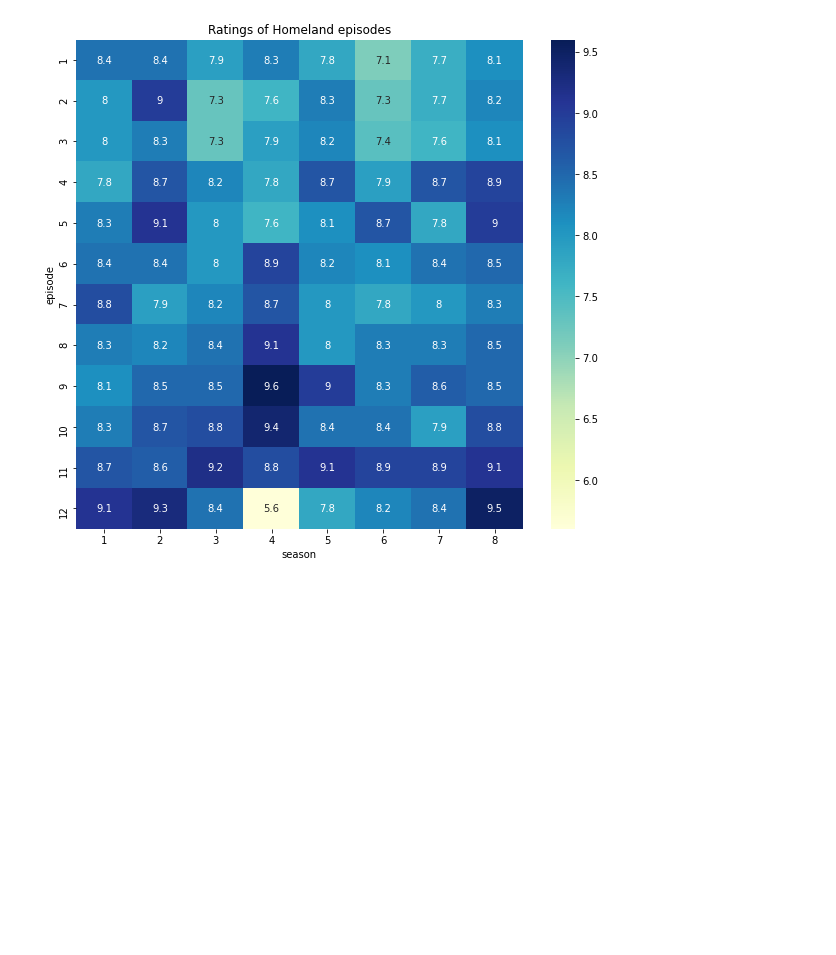
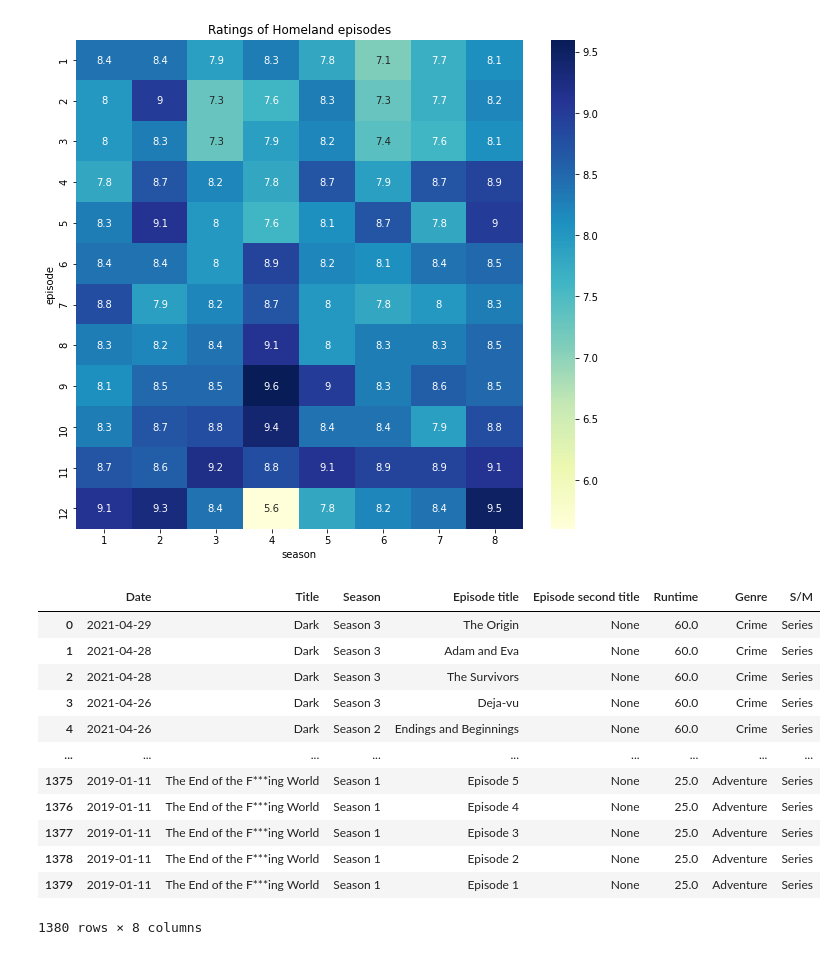
Before and after one commit to tmsmolnar/sciprog-dp-uva, a Jupyter notebook: finalproject.ipynb, the cells around one changed output. Cells and saved outputs as stored; diff of their text form; code cells hidden in the pictures; blank space fills up the shorter version.

```diff
--- a/finalproject.ipynb
+++ b/finalproject.ipynb
@@ -78,14 +78,29 @@ heatMapHomeland()
 # %%
 # https://stackoverflow.com/questions/40603264/pandas-add-a-new-column-in-a-data-frame-based-on-a-value-in-another-data-frame THANK YOU
 
 seriesData = seriesData(netflix)
 moviesData = moviesData(netflix)
 concatedSeriesMovies = concatSeriesMovies(seriesData, moviesData)
 netflix = cleanDataFrame(netflix)
 netflix = mapRuntime(netflix, concatedSeriesMovies)
-
 netflix = mapGenre(netflix, concatedSeriesMovies)
 netflix = mapType(netflix, concatedSeriesMovies)
+
+display(netflix)
+# %% [output]
+|  | Date | Title | Season | Episode title | Episode second title | Runtime | Genre | S/M |
+| 0 | 2021-04-29 | Dark | Season 3 | The Origin | None | 60.0 | Crime | Series |
+| 1 | 2021-04-28 | Dark | Season 3 | Adam and Eva | None | 60.0 | Crime | Series |
+| 2 | 2021-04-28 | Dark | Season 3 | The Survivors | None | 60.0 | Crime | Series |
+| 3 | 2021-04-26 | Dark | Season 3 | Deja-vu | None | 60.0 | Crime | Series |
+| 4 | 2021-04-26 | Dark | Season 2 | Endings and Beginnings | None | 60.0 | Crime | Series |
+| ... | ... | ... | ... | ... | ... | ... | ... | ... |
+| 1375 | 2019-01-11 | The End of the F***ing World | Season 1 | Episode 5 | None | 25.0 | Adventure | Series |
+| 1376 | 2019-01-11 | The End of the F***ing World | Season 1 | Episode 4 | None | 25.0 | Adventure | Series |
+| 1377 | 2019-01-11 | The End of the F***ing World | Season 1 | Episode 3 | None | 25.0 | Adventure | Series |
+| 1378 | 2019-01-11 | The End of the F***ing World | Season 1 | Episode 2 | None | 25.0 | Adventure | Series |
+| 1379 | 2019-01-11 | The End of the F***ing World | Season 1 | Episode 1 | None | 25.0 | Adventure | Series |
+1380 rows × 8 columns
 # %%
 # Heat map version of busiestDay() !
 
```
